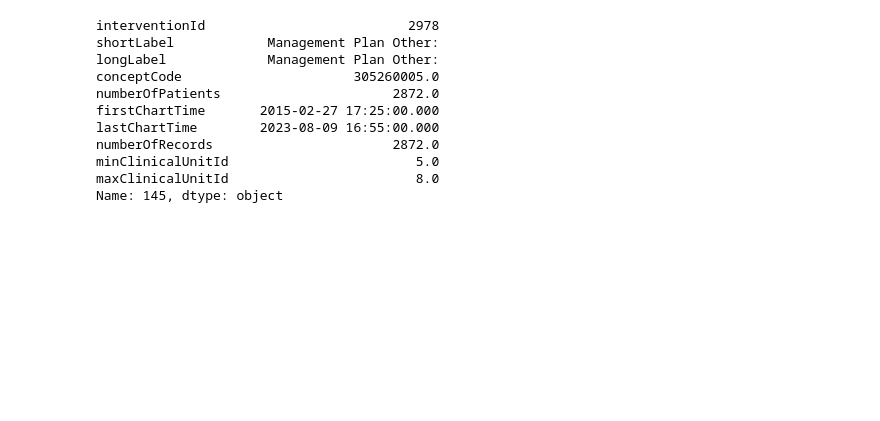
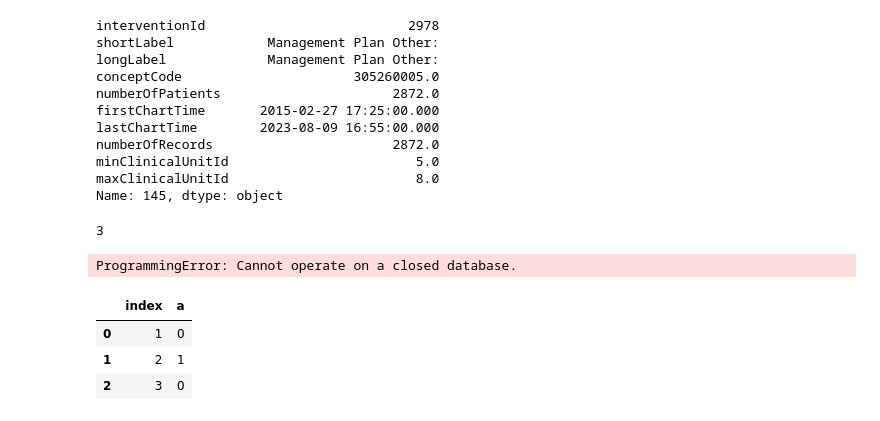
Before and after one commit to UHBristolDataScience/SMARTTDataExtraction, a Jupyter notebook: scripts/mapping_ids.ipynb, the cells around one changed output. Drawn from its saved outputs; the diff is of its cells as text; code cells hidden in the pictures; blank space fills up the shorter version.

```diff
--- a/scripts/mapping_ids.ipynb
+++ b/scripts/mapping_ids.ipynb
@@ -119,0 +122,2 @@ Name: 145, dtype: object
+# %%
+con = sqlite3.connect('test.db')
@@ -119,0 +126,22 @@ Name: 145, dtype: object
+# %%
+df.to_sql('test', con, index=True, index_label='index')
+# %% [output]
+3
+# %%
+cur = con.cursor()
+cur.execute(f"""
+                UPDATE test
+                SET a = 3
+                WHERE 'index' = 3;
+            """)
+con.commit()
+con.close()
+# %% [output]
+ProgrammingError: Cannot operate on a closed database.
+# %%
+pd.read_sql("SELECT * FROM test", con)
+# %% [output]
+|  | index | a |
+| 0 | 1 | 0 |
+| 1 | 2 | 1 |
+| 2 | 3 | 0 |
```
Also changed, not shown: parts of 2 cells of this notebook, 1 other file.
